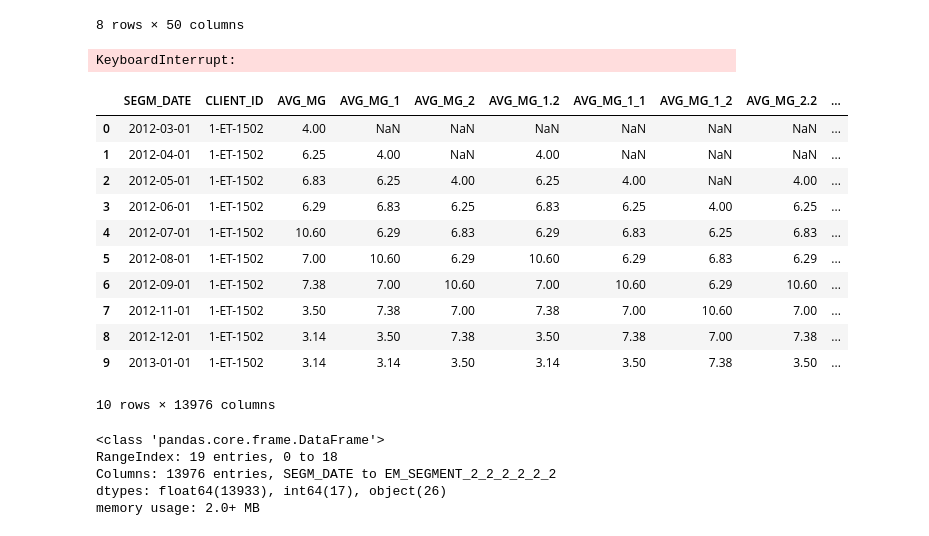
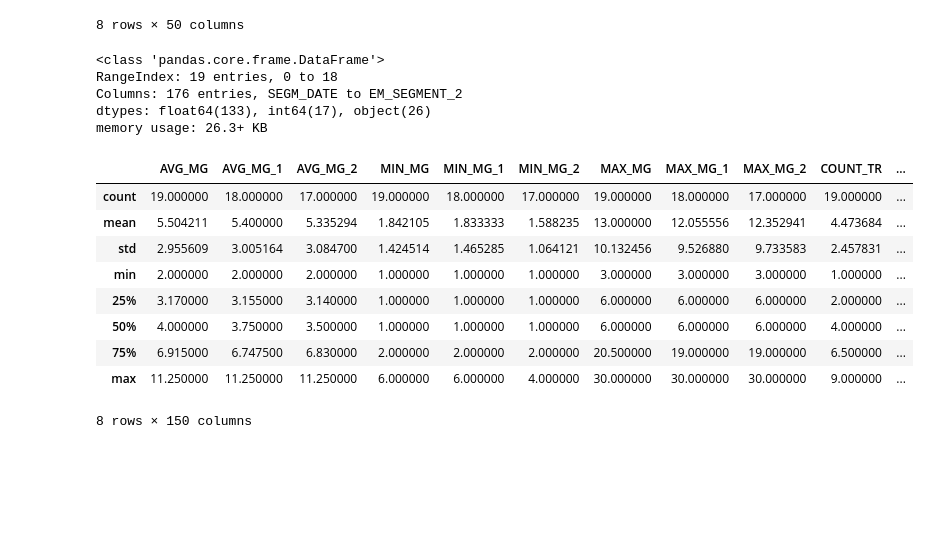
Before and after one commit to XlordPlay/alfa_test, a Jupyter notebook: task1/notebooks/add_columns.ipynb, the cells around one changed output. Saved outputs shown, nothing was run; the diff lists cells and outputs as text; code cells hidden in the pictures; blank space fills up the shorter version.

```diff
--- a/task1/notebooks/add_columns.ipynb
+++ b/task1/notebooks/add_columns.ipynb
@@ -48,60 +48,25 @@ df.describe()
 | 75% | 6.915000 | 2.000000 | 20.500000 | 6.500000 | 21584.000000 | 22657.570000 | 24.500000 | 11.860000 | 2.165000 | ... |
 | max | 11.250000 | 6.000000 | 30.000000 | 9.000000 | 33490.500000 | 35676.880000 | 78.000000 | 20.800000 | 3.000000 | ... |
 8 rows × 50 columns
-# %%
-# Приведение SEGM_DATE к datetime
-#df["SEGM_DATE"] = pd.to_datetime(df["SEGM_DATE"], format="%d%b%Y:%H:%M:%S", errors="coerce")
-
-# Сортировка данных по клиенту и дате
-df.sort_values(by=["CLIENT_ID", "SEGM_DATE"], inplace=True)
-
-# Определяем числовые колонки (кроме CLIENT_ID и SEGM_DATE)
-num_columns = [col for col in df.columns if col not in ["CLIENT_ID", "SEGM_DATE"]]
-
-# Создаём копию списка колонок для порядка
-original_columns = df.columns.tolist()
-new_columns = []
-
-for col in original_columns:
-    new_columns.append(col)
-    if col in num_columns:
-        df[f"{col}_1"] = df.groupby("CLIENT_ID")[col].shift(1)  # Предыдущий месяц
-        df[f"{col}_2"] = df.groupby("CLIENT_ID")[col].shift(2)  # Предпредыдущий месяц
-        new_columns.extend([f"{col}_1", f"{col}_2"])
-
-# Переупорядочиваем DataFrame
-df = df[new_columns]
-
-
-
-# Сохранение результата
-output_file = "../data/data_prep_transforme.csv"  # Укажи путь для сохранения
-df.to_csv(output_file, index=False)
-
-print(f"Файл сохранён: {output_file}")
-# %% [output]
-KeyboardInterrupt:
-# %%
-df = pd.read_csv("../data/data_prep_transformed.csv")
-df.head(10)
-# %% [output]
-|  | SEGM_DATE | CLIENT_ID | AVG_MG | AVG_MG_1 | AVG_MG_2 | AVG_MG_1.2 | AVG_MG_1_1 | AVG_MG_1_2 | AVG_MG_2.2 | ... |
-| 0 | 2012-03-01 | 1-ET-1502 | 4.00 | NaN | NaN | NaN | NaN | NaN | NaN | ... |
-| 1 | 2012-04-01 | 1-ET-1502 | 6.25 | 4.00 | NaN | 4.00 | NaN | NaN | NaN | ... |
-| 2 | 2012-05-01 | 1-ET-1502 | 6.83 | 6.25 | 4.00 | 6.25 | 4.00 | NaN | 4.00 | ... |
-| 3 | 2012-06-01 | 1-ET-1502 | 6.29 | 6.83 | 6.25 | 6.83 | 6.25 | 4.00 | 6.25 | ... |
-| 4 | 2012-07-01 | 1-ET-1502 | 10.60 | 6.29 | 6.83 | 6.29 | 6.83 | 6.25 | 6.83 | ... |
-| 5 | 2012-08-01 | 1-ET-1502 | 7.00 | 10.60 | 6.29 | 10.60 | 6.29 | 6.83 | 6.29 | ... |
-| 6 | 2012-09-01 | 1-ET-1502 | 7.38 | 7.00 | 10.60 | 7.00 | 10.60 | 6.29 | 10.60 | ... |
-| 7 | 2012-11-01 | 1-ET-1502 | 3.50 | 7.38 | 7.00 | 7.38 | 7.00 | 10.60 | 7.00 | ... |
-| 8 | 2012-12-01 | 1-ET-1502 | 3.14 | 3.50 | 7.38 | 3.50 | 7.38 | 7.00 | 7.38 | ... |
-| 9 | 2013-01-01 | 1-ET-1502 | 3.14 | 3.14 | 3.50 | 3.14 | 3.50 | 7.38 | 3.50 | ... |
-10 rows × 13976 columns
-# %%
-df.info()
-# %% [output]
-<class 'pandas.core.frame.DataFrame'>
-RangeIndex: 19 entries, 0 to 18
-Columns: 13976 entries, SEGM_DATE to EM_SEGMENT_2_2_2_2_2_2
-dtypes: float64(13933), int64(17), object(26)
-memory usage: 2.0+ MB
+# %%
+update_df = pd.read_csv("/home/xlordplay/alfa_test_tasks/alfa_test/data/data_prep_transforme.csv")
+update_df.info()
+# %% [output]
+<class 'pandas.core.frame.DataFrame'>
+RangeIndex: 19 entries, 0 to 18
+Columns: 176 entries, SEGM_DATE to EM_SEGMENT_2
+dtypes: float64(133), int64(17), object(26)
+memory usage: 26.3+ KB
+# %%
+update_df.describe()
+# %% [output]
+|  | AVG_MG | AVG_MG_1 | AVG_MG_2 | MIN_MG | MIN_MG_1 | MIN_MG_2 | MAX_MG | MAX_MG_1 | MAX_MG_2 | COUNT_TR | ... |
+| count | 19.000000 | 18.000000 | 17.000000 | 19.000000 | 18.000000 | 17.000000 | 19.000000 | 18.000000 | 17.000000 | 19.000000 | ... |
+| mean | 5.504211 | 5.400000 | 5.335294 | 1.842105 | 1.833333 | 1.588235 | 13.000000 | 12.055556 | 12.352941 | 4.473684 | ... |
+| std | 2.955609 | 3.005164 | 3.084700 | 1.424514 | 1.465285 | 1.064121 | 10.132456 | 9.526880 | 9.733583 | 2.457831 | ... |
+| min | 2.000000 | 2.000000 | 2.000000 | 1.000000 | 1.000000 | 1.000000 | 3.000000 | 3.000000 | 3.000000 | 1.000000 | ... |
+| 25% | 3.170000 | 3.155000 | 3.140000 | 1.000000 | 1.000000 | 1.000000 | 6.000000 | 6.000000 | 6.000000 | 2.000000 | ... |
+| 50% | 4.000000 | 3.750000 | 3.500000 | 1.000000 | 1.000000 | 1.000000 | 6.000000 | 6.000000 | 6.000000 | 4.000000 | ... |
+| 75% | 6.915000 | 6.747500 | 6.830000 | 2.000000 | 2.000000 | 2.000000 | 20.500000 | 19.000000 | 19.000000 | 6.500000 | ... |
+| max | 11.250000 | 11.250000 | 11.250000 | 6.000000 | 6.000000 | 4.000000 | 30.000000 | 30.000000 | 30.000000 | 9.000000 | ... |
+8 rows × 150 columns
```
Also changed, not shown: parts of 2 cells of this notebook.
